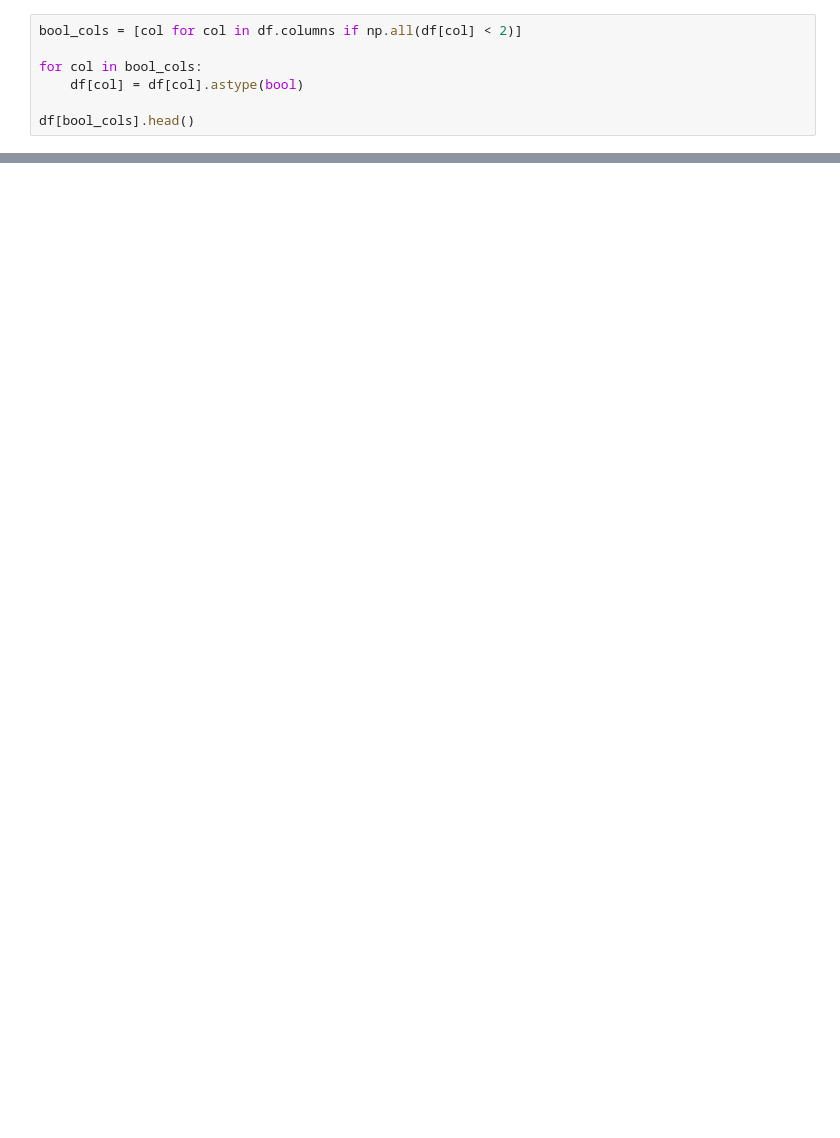
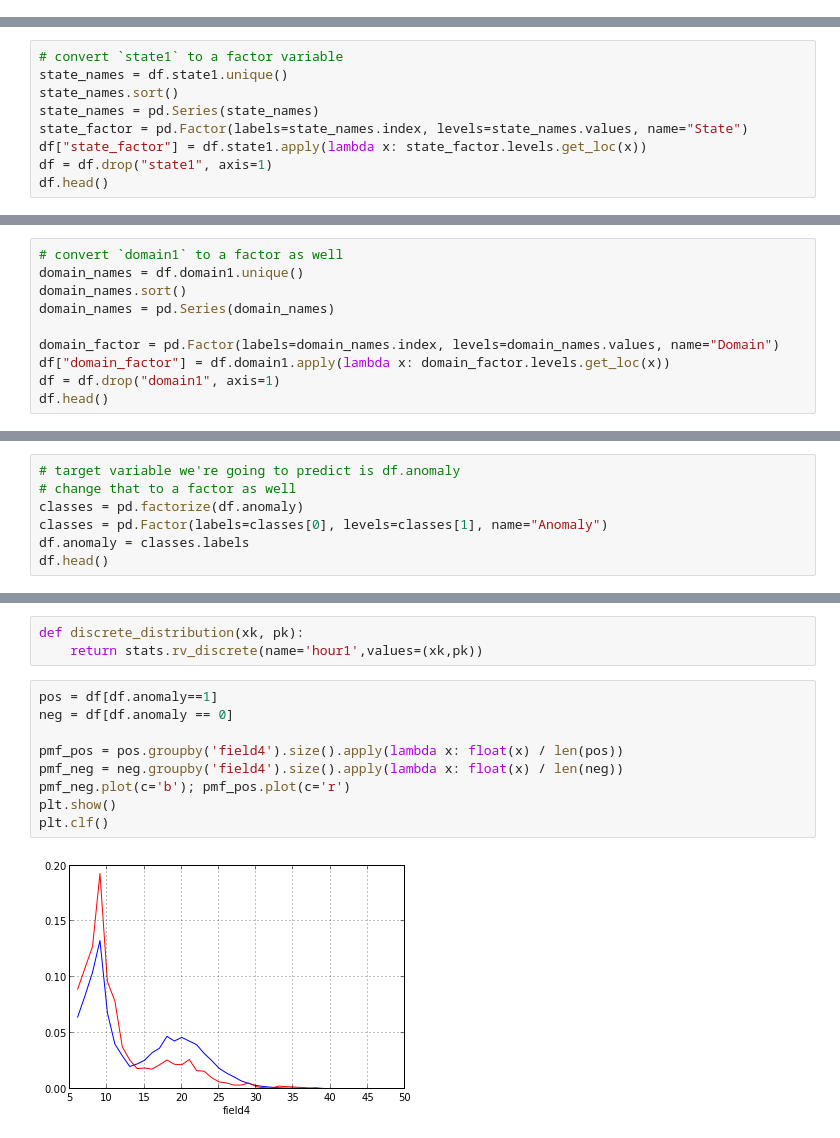
Before and after one commit to hernamesbarbara/credit_card_anomalies, a Jupyter notebook: Anomaly Detection.ipynb, the cells around one changed output, grey strips where cells are left out. Cells and saved outputs as stored; diff of their text form; blank space fills up the shorter version.

```diff
--- a/Anomaly Detection.ipynb
+++ b/Anomaly Detection.ipynb
@@ -50,7 +25,0 @@ Transactions with Anomalies
-# %%
-bool_cols = [col for col in df.columns if np.all(df[col] < 2)]
-
-for col in bool_cols:
-    df[col] = df[col].astype(bool)
-
-df[bool_cols].head()
@@ -183,0 +26,9 @@ OLS Regression Results
+# %%
+# convert `state1` to a factor variable
+state_names = df.state1.unique()
+state_names.sort()
+state_names = pd.Series(state_names)
+state_factor = pd.Factor(labels=state_names.index, levels=state_names.values, name="State")
+df["state_factor"] = df.state1.apply(lambda x: state_factor.levels.get_loc(x))
+df = df.drop("state1", axis=1)
+df.head()
@@ -183,0 +42,10 @@ OLS Regression Results
+# %%
+# convert `domain1` to a factor as well
+domain_names = df.domain1.unique()
+domain_names.sort()
+domain_names = pd.Series(domain_names)
+
+domain_factor = pd.Factor(labels=domain_names.index, levels=domain_names.values, name="Domain")
+df["domain_factor"] = df.domain1.apply(lambda x: domain_factor.levels.get_loc(x))
+df = df.drop("domain1", axis=1)
+df.head()
@@ -183,0 +59,7 @@ OLS Regression Results
+# %%
+# target variable we're going to predict is df.anomaly
+# change that to a factor as well
+classes = pd.factorize(df.anomaly)
+classes = pd.Factor(labels=classes[0], levels=classes[1], name="Anomaly")
+df.anomaly = classes.labels
+df.head()
@@ -183,0 +190,14 @@ OLS Regression Results
+# %%
+def discrete_distribution(xk, pk):
+	return stats.rv_discrete(name='hour1',values=(xk,pk))
+# %%
+pos = df[df.anomaly==1]
+neg = df[df.anomaly == 0]
+
+pmf_pos = pos.groupby('field4').size().apply(lambda x: float(x) / len(pos))
+pmf_neg = neg.groupby('field4').size().apply(lambda x: float(x) / len(neg))
+pmf_neg.plot(c='b'); pmf_pos.plot(c='r')
+plt.show()
+plt.clf()
+# %% [output]
+[figure, added]
```
Also changed, not shown: parts of 28 cells of this notebook, 1 other file.
